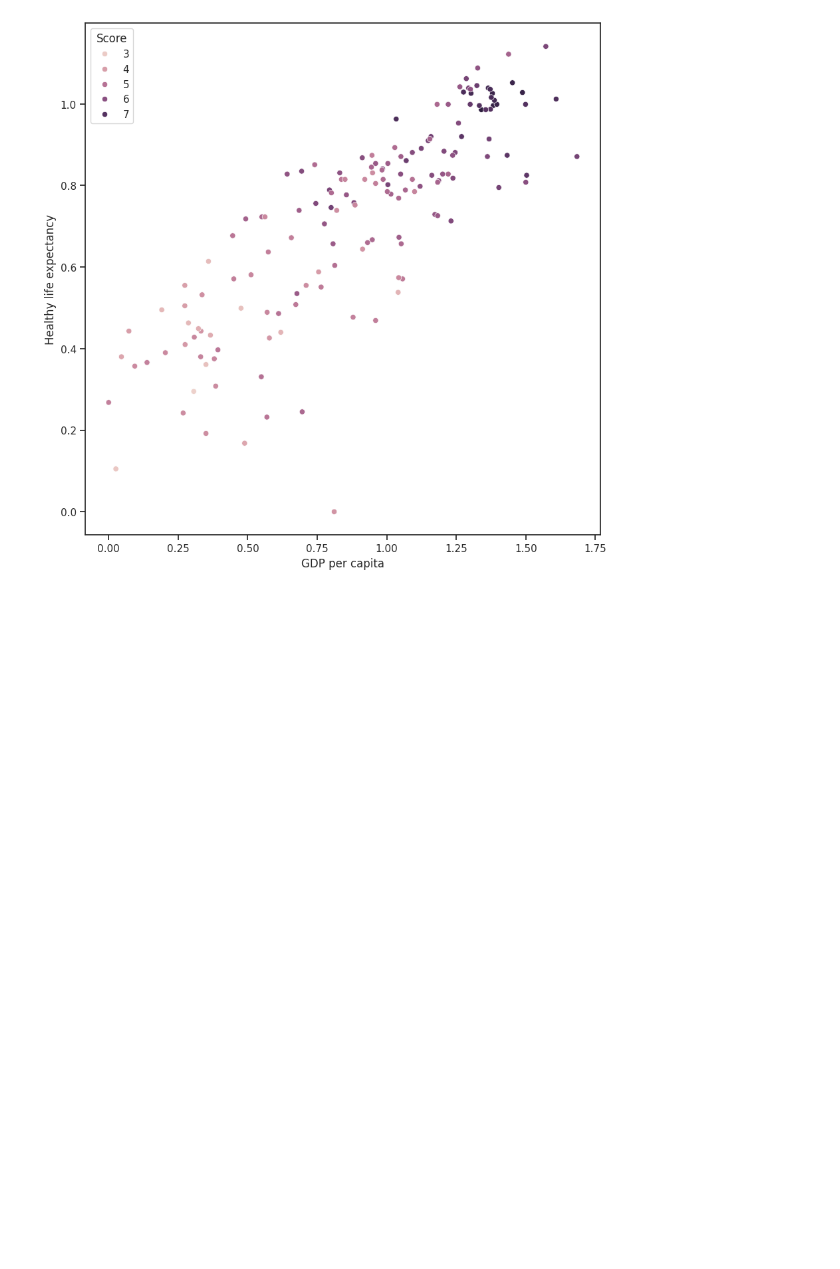
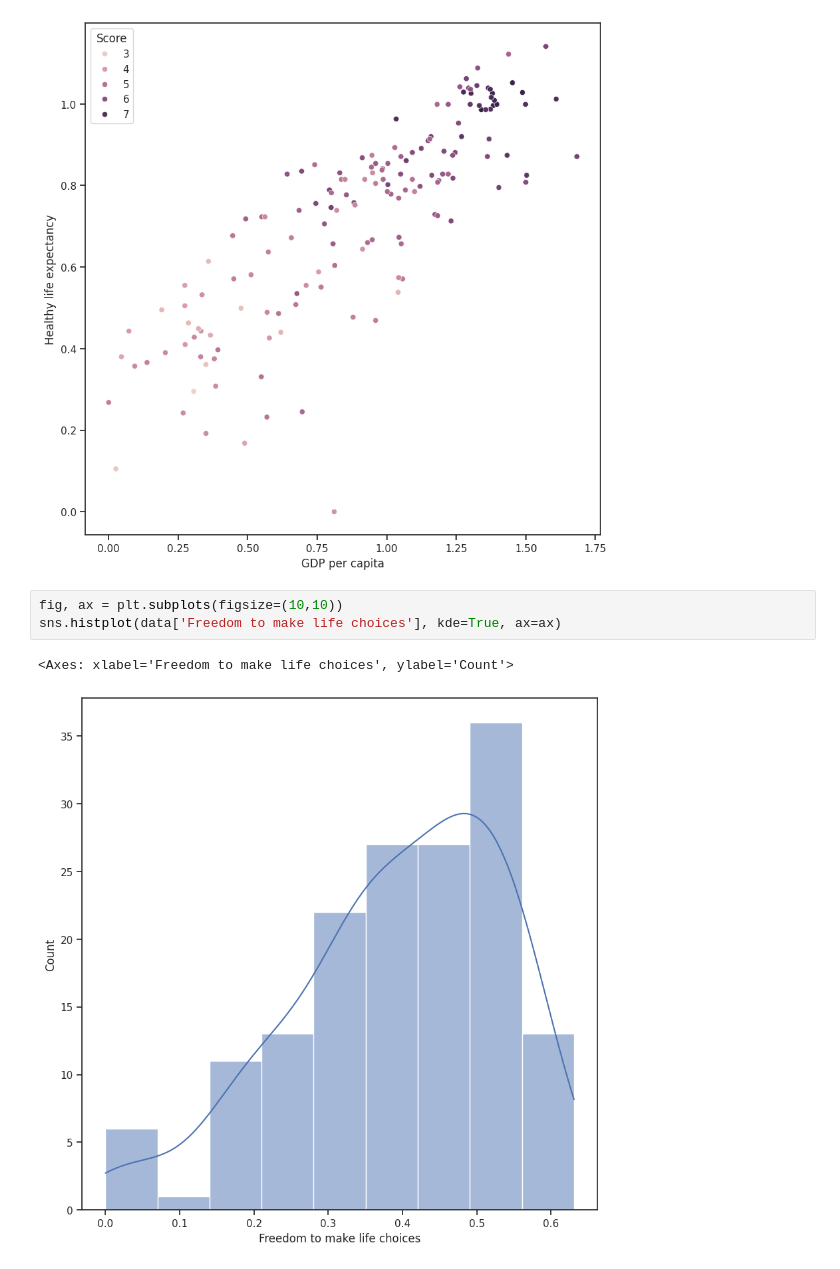
Before and after one commit to shPac-Men/TMO, a Jupyter notebook: main.ipynb, the cells around one changed output. Saved outputs shown, nothing was run; the diff lists cells and outputs as text; blank space fills up the shorter version.

```diff
--- a/main.ipynb
+++ b/main.ipynb
@@ -99,3 +99,9 @@ sns.scatterplot(ax=ax, x='GDP per capita', y='Healthy life expectancy', data=dat
 # %% [output]
 <Axes: xlabel='GDP per capita', ylabel='Healthy life expectancy'>
 [figure]
+# %%
+fig, ax = plt.subplots(figsize=(10,10))
+sns.histplot(data['Freedom to make life choices'], kde=True, ax=ax)
+# %% [output]
+<Axes: xlabel='Freedom to make life choices', ylabel='Count'>
+[figure, added]
```
Also changed, not shown: parts of 4 cells of this notebook.
